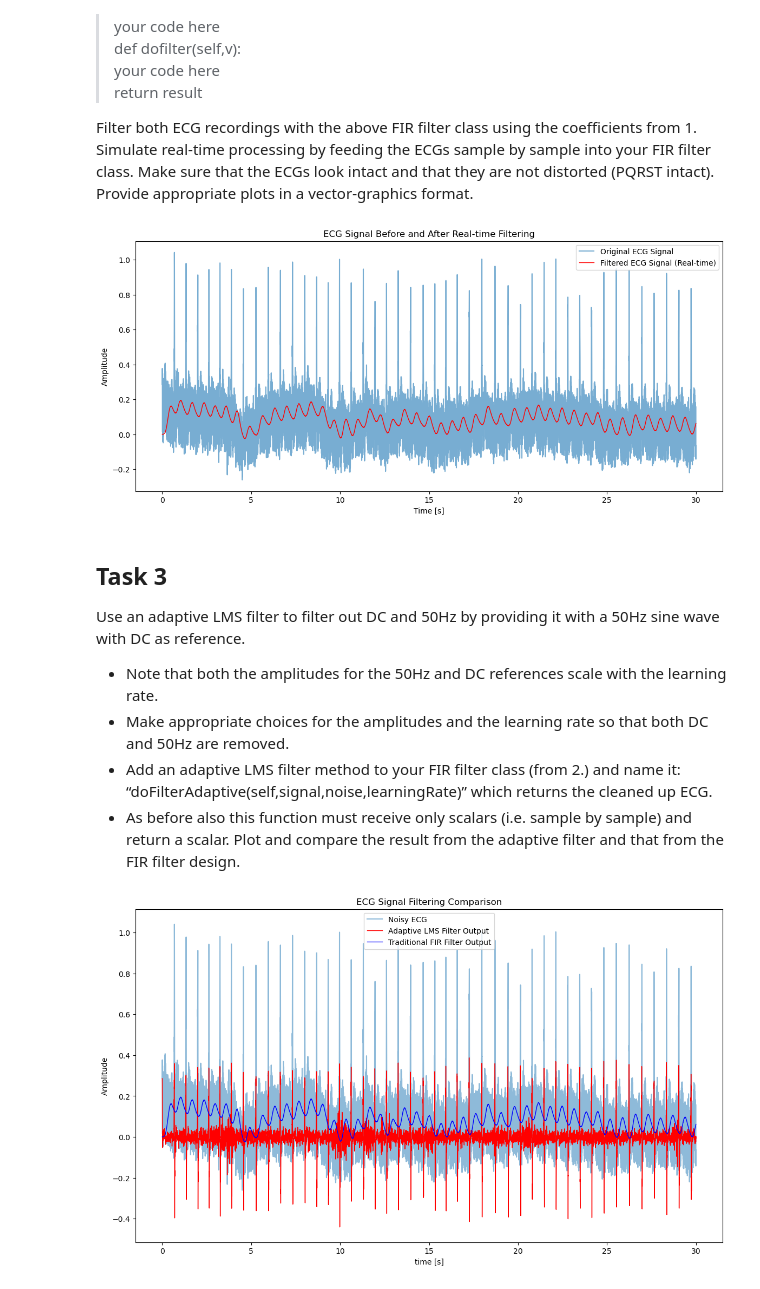
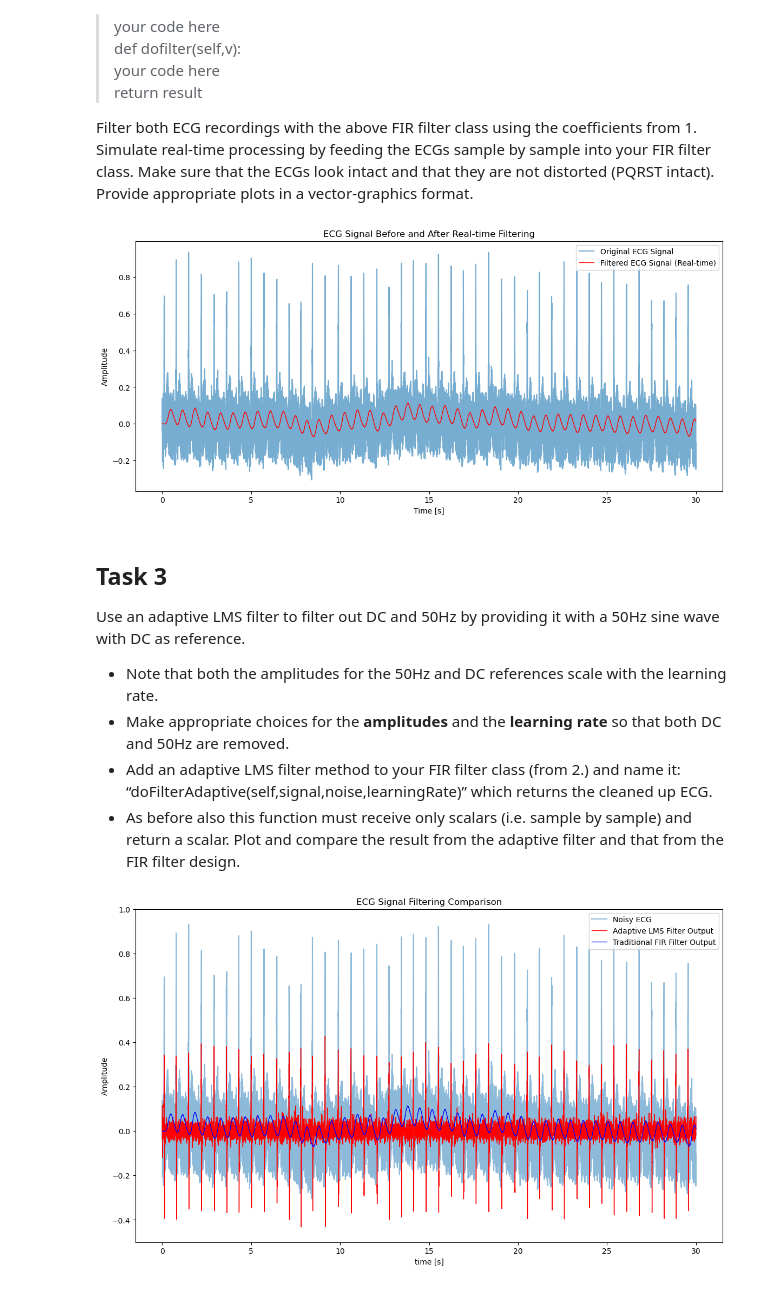
Before and after one commit to aurora0543/FIR_Lab, a Jupyter notebook: FIR.ipynb, the cells around one changed output. Cells and saved outputs as stored; diff of their text form; code cells hidden in the pictures.

```diff
--- a/FIR.ipynb
+++ b/FIR.ipynb
@@ -54,7 +54,7 @@ Create an efficient Python FIR filter class which implements an FIR filter and h
 
 Filter both ECG recordings with the above FIR filter class using the coefficients from 1. Simulate real-time processing by feeding the ECGs sample by sample into your FIR filter class. Make sure that the ECGs look intact and that they are not distorted (PQRST intact). Provide appropriate plots in a vector-graphics format.
 # %%
-path = 'ECG Traces-20241104/Noisy ECGs/Noisy_ECG_1000Hz_1.dat'
+path = 'ECG Traces-20241104/Noisy ECGs/Noisy_ECG_1000Hz_8.dat'
 sampling_rate = 1000
 
 def load_ecg_signal(filename, sampling_rate):
@@ -99,20 +99,17 @@ plt.xlabel('Time [s]')
 plt.ylabel('Amplitude')
 plt.show()
 # %% [output]
-[figure, old version]
+[figure, new version]
 # %% [markdown]
 ## Task 3
 Use an adaptive LMS filter to filter out DC and 50Hz by providing it with a 50Hz sine wave with DC as reference.
 * Note that both the amplitudes for the 50Hz and DC references scale with the learning rate.
-* Make appropriate choices for the amplitudes and the learning rate so that both DC and 50Hz are removed.
+* Make appropriate choices for the **amplitudes** and the **learning rate** so that both DC and 50Hz are removed.
 * Add an adaptive LMS filter method to your FIR filter class (from 2.) and name it: “doFilterAdaptive(self,signal,noise,learningRate)” which returns the cleaned up ECG.
 * As before also this function must receive only scalars (i.e. sample by sample) and return a scalar. Plot and compare the result from the adaptive filter and that from the FIR filter design.
 # %%
 import numpy as np
 import matplotlib.pyplot as plt
-
-path = 'ECG Traces-20241104/Noisy ECGs/Noisy_ECG_1000Hz_1.dat'
-sampling_rate = 1000
 
 def load_ecg_signal(filename, sampling_rate):
     try:
@@ -122,21 +119,31 @@ def load_ecg_signal(filename, sampling_rate):
         print('Error: Could not load file as text')
         return None
 
-# Load ECG signal data from file
-ecg_signal = load_ecg_signal(path, sampling_rate)
+# Function to generate 50Hz reference signal with DC
+def generate_reference_signals(sample_index, sampling_rate):
+    dc_component = 1.0  # Constant for DC reference
+    sin_50hz = np.sin(2 * np.pi * 50 * sample_index / sampling_rate)
+    return dc_component, sin_50hz
+
 
 class FIRFilter:
     def __init__(self, coefficients):
         self.coefficients = coefficients
         self.buffer = np.zeros(len(coefficients))  # Initialize the buffer for FIR filtering
 
-    def doFilterAdaptive(self, signal, noise, learningRate):
-        dc_reference, sine_50hz = noise
-        # Initialize filter weights if not already initialized
+    def dofilter(self, value):
+        self.buffer = np.roll(self.buffer, -1)
+        self.buffer[-1] = value
+        result = np.dot(self.coefficients, self.buffer)
+        return result
+
+    def doFilterAdaptive(self, signal, referance_signal, learningRate):
+
         if not hasattr(self, 'weights'):
-            self.weights = np.zeros(2)  # Two weights for DC and 50Hz components
+            self.weights = np.zeros(2)  # Initialize filter weights
 
-        # Form the reference vector
+        dc_reference, sine_50hz = referance_signal
+
         reference = np.array([dc_reference, sine_50hz])
 
         # Calculate the output of the adaptive filter (dot product of weights and reference)
@@ -150,45 +157,45 @@ class FIRFilter:
 
         return error  # The filtered output is the error
 
-# Function to generate 50Hz reference signal with DC
-def generate_reference_signals(sample_index, sampling_rate):
-    dc_component = 1.0  # Constant for DC reference
-    sine_50hz = np.sin(2 * np.pi * 50 * sample_index / sampling_rate)
-    return dc_component, sine_50hz
 
+# Load ECG signal data fpath = 'ECG Traces-20241104/Noisy ECGs/Noisy_ECG_1000Hz_8.dat'rom file
 
-learning_rate = 0.05  # Adjust based on noise level and convergence requirements
+sampling_rate = 1000
+ecg_signal = load_ecg_signal(path, sampling_rate)
 
-# Instantiate the FIR filter class with initial coefficients
-fir_filter = FIRFilter(coefficients=np.ones(20) / 20)  # Example moving average filter for comparison
+learning_rate = 0.05 # Learning rate for the LMS algorithm
+
+# Instantiate the FIR filter
+fir_filter = FIRFilter(coefficients=np.ones(20) / 20)
+
 
 # Adaptive filtering with LMS
 adaptive_output = []
-fir_output = []
-for i, sample in enumerate(ecg_signal):
+
+for n, sample in enumerate(ecg_signal):
     # Generate reference signals for the current sample
-    dc_ref, sine_50hz_ref = generate_reference_signals(i, sampling_rate)
+    dc_ref, sine_50hz_ref = generate_reference_signals(n, sampling_rate)
 
     # Adaptive filter output
     filtered_sample_adaptive = fir_filter.doFilterAdaptive(sample, (dc_ref, sine_50hz_ref), learning_rate)
     adaptive_output.append(filtered_sample_adaptive)
 
 
 # Convert to numpy arrays for plotting
 adaptive_output = np.array(adaptive_output)
 
 duration = len(ecg_signal) / sampling_rate
 time = np.linspace(0, duration, len(ecg_signal))
 
 # Plot the original noisy ECG, adaptive filter output, and FIR filter output
 plt.figure(figsize=(14, 8))
 plt.plot(time, ecg_signal, label='Noisy ECG', alpha=0.5)
 plt.plot(time, adaptive_output, label='Adaptive LMS Filter Output', color='red', linewidth=1)
 plt.plot(time, filtered_ecg_signal_realtime, label='Traditional FIR Filter Output', color='blue', linewidth=1)
 plt.legend()
 plt.xlabel('time [s]')
 plt.ylabel('Amplitude')
 plt.title('ECG Signal Filtering Comparison')
 plt.show()
 # %% [output]
-[figure, old version]
+[figure, new version]
```
Also changed, not shown: parts of 2 cells of this notebook, 1 other file.
